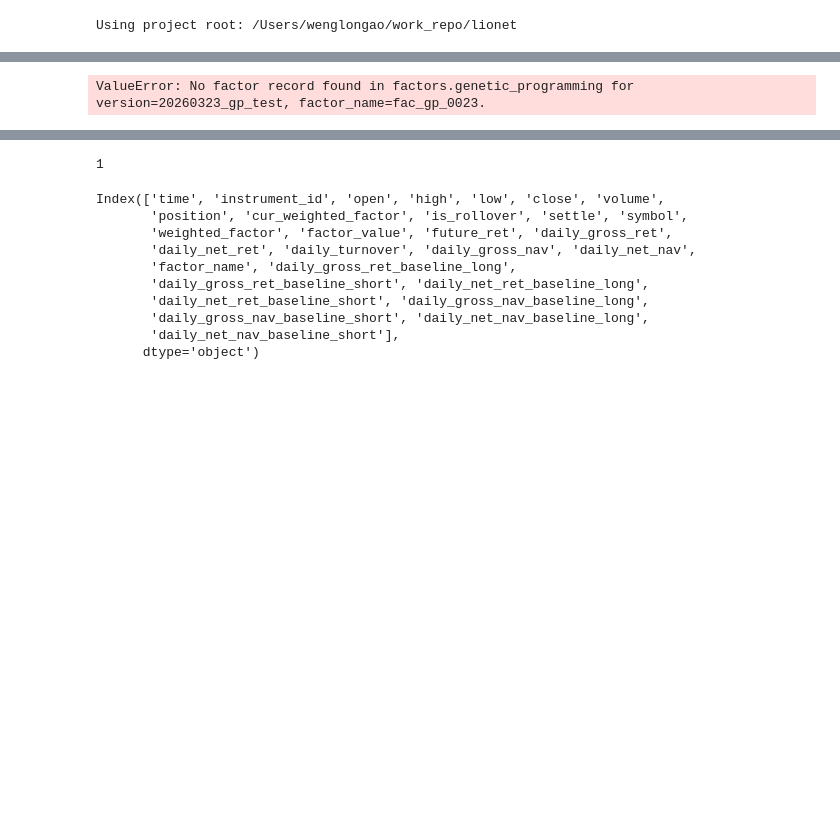
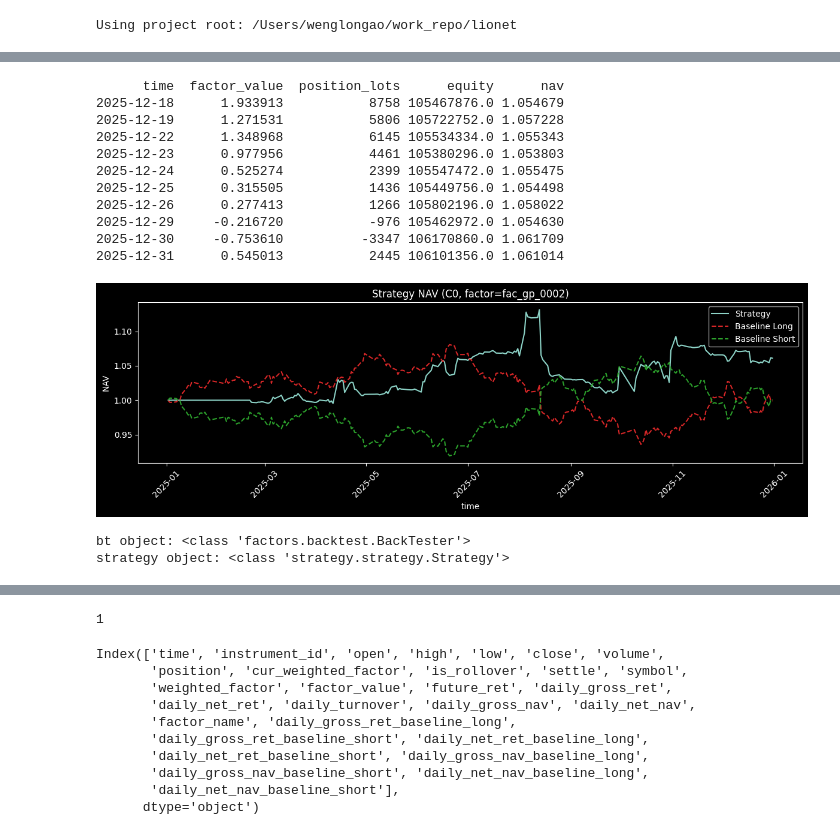
Before and after one commit to leoweng111/lionet, a Jupyter notebook: notebook/backtest_20260327.ipynb, the cells around one changed output, grey strips where cells are left out. Drawn from its saved outputs; the diff is of its cells as text; code cells hidden in the pictures; blank space fills up the shorter version.

Commit message:
bugfix-backtest

```diff
--- a/notebook/backtest_20260327.ipynb
+++ b/notebook/backtest_20260327.ipynb
@@ -62,32 +68,45 @@ BrokenProcessPool: A task has failed to un-serialize. Please ensure that the arg
 # %%
 # ===== 段2：直接实现 demo_strategy.py =====
 from strategy.strategy import Strategy
 
 strategy = Strategy(
     database="factors",
     collection="genetic_programming",
     version="20260330_gp_test",
-    factor_name="fac_gp_0023",
+    factor_name="fac_gp_0002",
     instrument_id="C0",
     start_time="20250101",
     end_time="20251231",
     initial_capital=100000000,
     margin_rate=0.1,
     fee_per_lot=2.0,
     slippage=1.0,
 )
 
 detail = strategy.backtest()
 print(detail[["time", "factor_value", "position_lots", "equity", "nav"]].tail(10).to_string(index=False))
 strategy.plot_nav(show_baseline=True)
 
 # 你后续可直接使用这两个对象：
 # - bt: BackTester 对象
 # - strategy: Strategy 对象
 print("bt object:", type(bt))
 print("strategy object:", type(strategy))
 # %% [output]
-ValueError: No factor record found in factors.genetic_programming for version=20260323_gp_test, factor_name=fac_gp_0023.
+      time  factor_value  position_lots      equity      nav
+2025-12-18      1.933913           8758 105467876.0 1.054679
+2025-12-19      1.271531           5806 105722752.0 1.057228
+2025-12-22      1.348968           6145 105534334.0 1.055343
+2025-12-23      0.977956           4461 105380296.0 1.053803
+2025-12-24      0.525274           2399 105547472.0 1.055475
+2025-12-25      0.315505           1436 105449756.0 1.054498
+2025-12-26      0.277413           1266 105802196.0 1.058022
+2025-12-29     -0.216720           -976 105462972.0 1.054630
+2025-12-30     -0.753610          -3347 106170860.0 1.061709
+2025-12-31      0.545013           2445 106101356.0 1.061014
+[figure, added]
+bt object: <class 'factors.backtest.BackTester'>
+strategy object: <class 'strategy.strategy.Strategy'>
 # %%
 bt.performance_detail['open'].shift(1)
 # %% [output]
```
Also changed, not shown: parts of 2 cells of this notebook, 1 other file.
